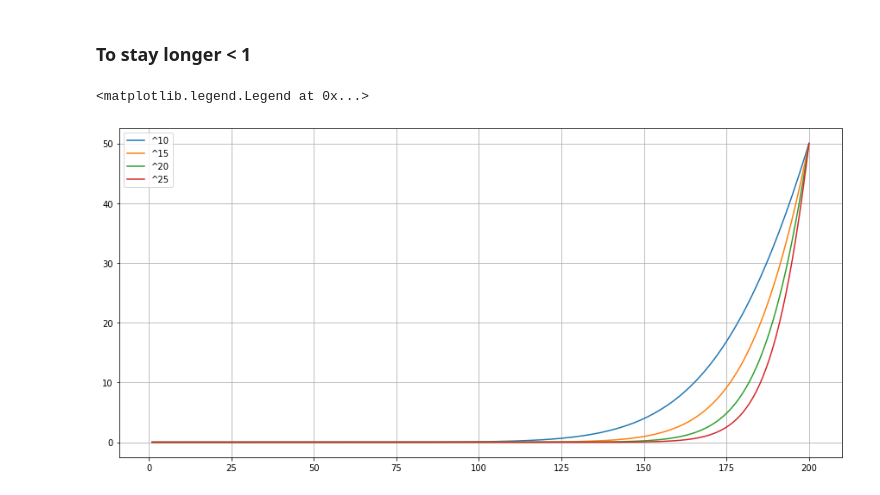
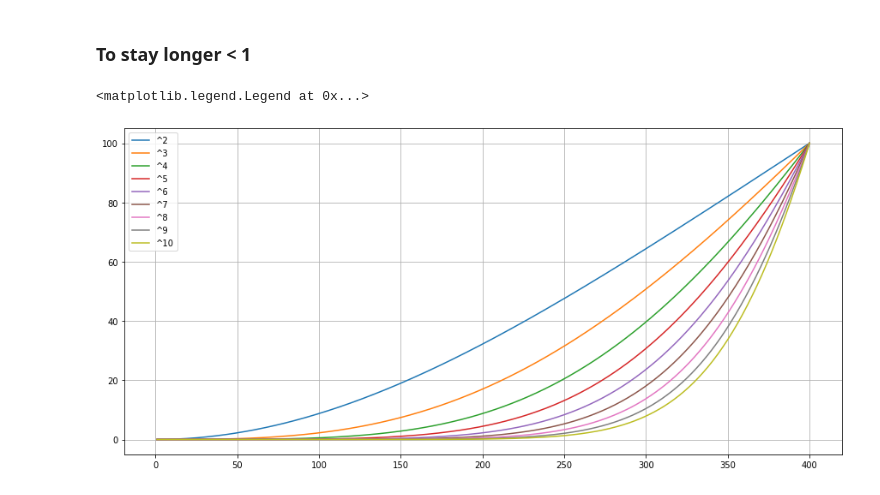
Before and after one commit to Exocharts/exocharts-desktop, a Jupyter notebook: LOG-EXP.ipynb, the cells around one changed output. Saved outputs shown, nothing was run; the diff lists cells and outputs as text; code cells hidden in the pictures.

```diff
--- a/LOG-EXP.ipynb
+++ b/LOG-EXP.ipynb
@@ -31,17 +26,24 @@ plt.legend()
 # %% [markdown]
 ### To stay longer < 1
-# %%
-plt.figure(figsize = (15, 7))
-plt.grid()
-
-plt.plot(x, [log2((i/MAX_IN_LINE)**10 + 1)*MAX_FLOW_PER_SECOND for i in range(1, MAX_IN_LINE+1)], label = "^10")
-plt.plot(x, [log2((i/MAX_IN_LINE)**15 + 1)*MAX_FLOW_PER_SECOND for i in range(1, MAX_IN_LINE+1)], label = "^15")
-plt.plot(x, [log2((i/MAX_IN_LINE)**20 + 1)*MAX_FLOW_PER_SECOND for i in range(1, MAX_IN_LINE+1)], label = "^20")
-plt.plot(x, [log2((i/MAX_IN_LINE)**25 + 1)*MAX_FLOW_PER_SECOND for i in range(1, MAX_IN_LINE+1)], label = "^25")
-
-
-
-plt.legend()
-# %% [output]
-<matplotlib.legend.Legend at 0x...>
-[figure, removed]
+# %%
+MAX_IN_LINE = 400
+MAX_FLOW_PER_SECOND = 100
+
+x = [i for i in range(1, MAX_IN_LINE + 1)]
+
+plt.figure(figsize = (15, 7))
+plt.grid()
+plt.plot(x, [log2((i/MAX_IN_LINE)**2 + 1)*MAX_FLOW_PER_SECOND for i in range(1, MAX_IN_LINE+1)], label = "^2")
+plt.plot(x, [log2((i/MAX_IN_LINE)**3 + 1)*MAX_FLOW_PER_SECOND for i in range(1, MAX_IN_LINE+1)], label = "^3")
+plt.plot(x, [log2((i/MAX_IN_LINE)**4 + 1)*MAX_FLOW_PER_SECOND for i in range(1, MAX_IN_LINE+1)], label = "^4")
+plt.plot(x, [log2((i/MAX_IN_LINE)**5 + 1)*MAX_FLOW_PER_SECOND for i in range(1, MAX_IN_LINE+1)], label = "^5")
+plt.plot(x, [log2((i/MAX_IN_LINE)**6 + 1)*MAX_FLOW_PER_SECOND for i in range(1, MAX_IN_LINE+1)], label = "^6")
+plt.plot(x, [log2((i/MAX_IN_LINE)**7 + 1)*MAX_FLOW_PER_SECOND for i in range(1, MAX_IN_LINE+1)], label = "^7")
+plt.plot(x, [log2((i/MAX_IN_LINE)**8 + 1)*MAX_FLOW_PER_SECOND for i in range(1, MAX_IN_LINE+1)], label = "^8")
+plt.plot(x, [log2((i/MAX_IN_LINE)**9 + 1)*MAX_FLOW_PER_SECOND for i in range(1, MAX_IN_LINE+1)], label = "^9")
+plt.plot(x, [log2((i/MAX_IN_LINE)**10 + 1)*MAX_FLOW_PER_SECOND for i in range(1, MAX_IN_LINE+1)], label = "^10")
+
+plt.legend()
+# %% [output]
+<matplotlib.legend.Legend at 0x...>
+[figure, added]
```
Also changed, not shown: parts of 2 cells of this notebook.
